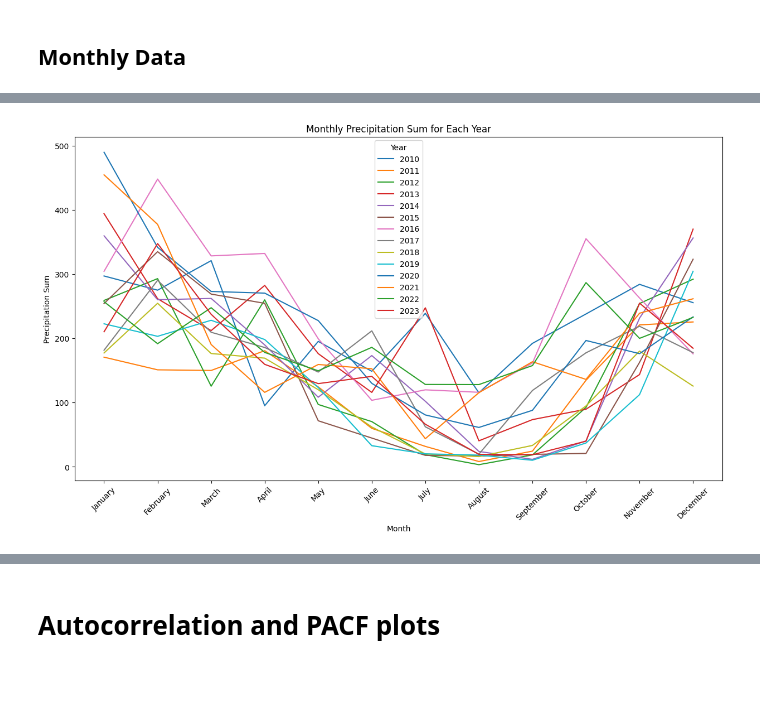
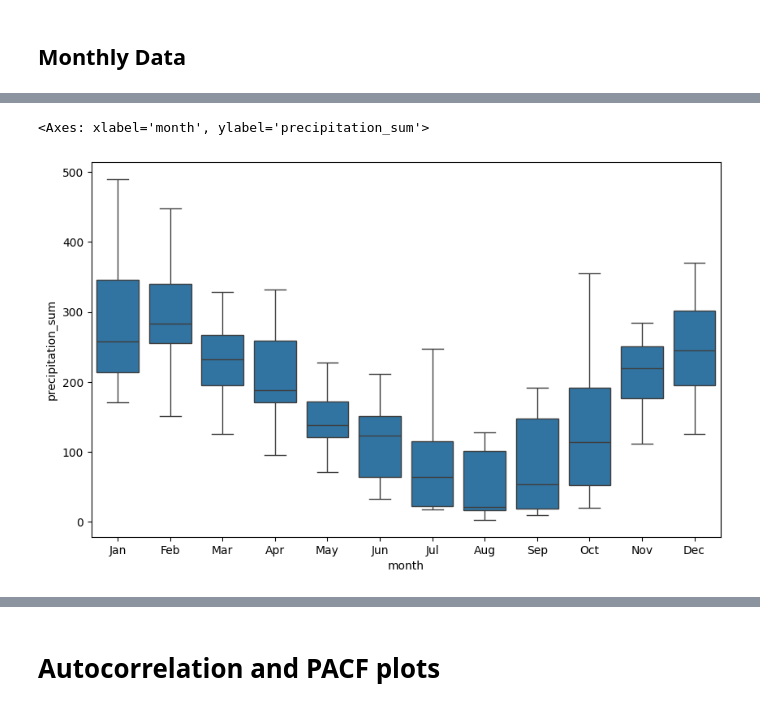
Before and after one commit to fahmiam2/weather-anomaly-detection, a Jupyter notebook: exploratory-data-analysis/notebooks/NB1_Initial_Exploration.ipynb, the cells around one changed output, grey strips where cells are left out. Cells and saved outputs as stored; diff of their text form; code cells hidden in the pictures; blank space fills up the shorter version.

```diff
--- a/exploratory-data-analysis/notebooks/NB1_Initial_Exploration.ipynb
+++ b/exploratory-data-analysis/notebooks/NB1_Initial_Exploration.ipynb
@@ -232,0 +238,7 @@ plt.show()
+# %%
+kendall_tau_res = check_trend(raw_df.set_index('date')['precipitation_sum'], confidence=0.05)
+mann_kendall_res = check_trend(raw_df.set_index('date')['precipitation_sum'], confidence=0.05, mann_kendall=True)
+mann_kendall_seas_res = check_trend(raw_df.set_index('date')['precipitation_sum'], confidence=0.05, mann_kendall=True, seasonal_period=None)
+print(f"Kendalls Tau: Trend: {kendall_tau_res.trend} | Direction: {kendall_tau_res.direction} | Deterministic: {kendall_tau_res.deterministic}")
+print(f"Mann-Kendalls: Trend: {mann_kendall_res.trend} | Direction: {mann_kendall_res.direction} | Deterministic: {mann_kendall_res.deterministic}")
+print(f"Mann-Kendalls Seasonal: Trend: {mann_kendall_seas_res.trend} | Direction: {mann_kendall_seas_res.direction} | Deterministic: {mann_kendall_seas_res.deterministic}")
@@ -232,0 +249,3 @@ plt.show()
+# %%
+seasonality_res = check_seasonality(raw_df.set_index('date')['precipitation_sum'], max_lag=366, seasonal_period=365, confidence=0.05)
+print(f"Seasonality Test for 365th lag using monthly data: {seasonality_res.seasonal}")
@@ -234,6 +255,7 @@ plt.show()
 ## Monthly Data
 # %%
 # Resample the data to monthly sums to see trends
-raw_df_monthly = raw_df.drop(["date"], axis=1).set_index("datetime").resample('M').sum()
-raw_df_monthly["month"] = raw_df_monthly.index.strftime('%B')
+raw_df_monthly = raw_df.drop(["date", "year", "month"], axis=1).set_index("datetime").resample('ME').sum()
+raw_df_monthly["month"] = raw_df_monthly.index.strftime('%b')
 raw_df_monthly["year"] = raw_df_monthly.index.year
+raw_df_monthly
@@ -281,14 +277,7 @@ raw_df_monthly_pivot
-# %%
-# Plotting the time series data
-plt.figure(figsize=(15, 8))
-for year in raw_df_monthly_pivot.columns:
-    plt.plot(raw_df_monthly_pivot.index, raw_df_monthly_pivot[year], label=year)
-
-plt.xlabel('Month')
-plt.ylabel('Precipitation Sum')
-plt.title('Monthly Precipitation Sum for Each Year')
-plt.legend(title='Year')
-plt.xticks(rotation=45)
-plt.show()
-# %% [output]
-[figure, removed]
+# %%
+raw_df_monthly_seasonal = raw_df_monthly[["month", "year", "precipitation_sum"]].reset_index(drop=True)
+plt.figure(figsize=(10,6))
+sns.boxplot(data=raw_df_monthly_seasonal, x="month", y="precipitation_sum")
+# %% [output]
+<Axes: xlabel='month', ylabel='precipitation_sum'>
+[figure, added]
```
Also changed, not shown: parts of 32 cells of this notebook.
